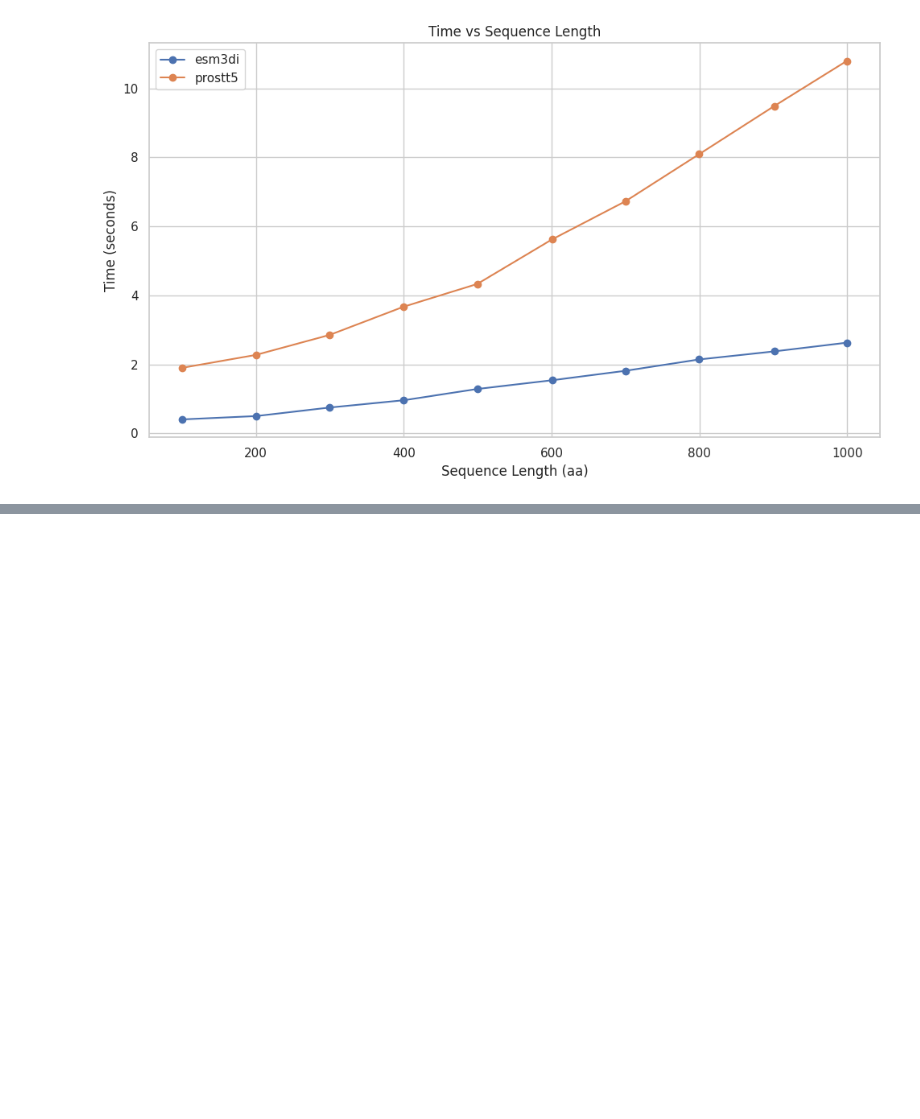
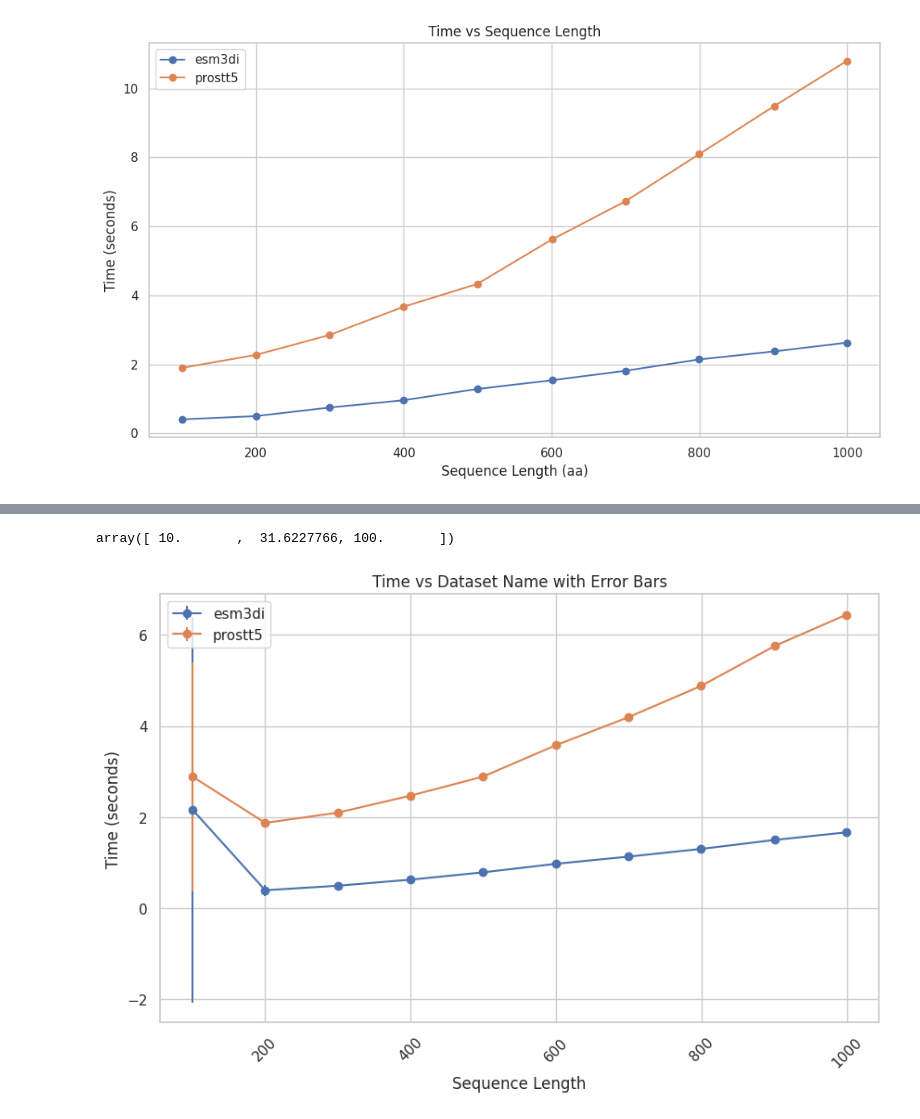
Before and after one commit to DessimozLab/ESM3di, a Jupyter notebook: brief_communication/benchmarks/speed/plot_results.ipynb, the cells around one changed output, grey strips where cells are left out. Saved outputs shown, nothing was run; the diff lists cells and outputs as text; code cells hidden in the pictures; blank space fills up the shorter version.

```diff
--- a/brief_communication/benchmarks/speed/plot_results.ipynb
+++ b/brief_communication/benchmarks/speed/plot_results.ipynb
@@ -44,5 +88,5 @@ for each length we use n=32 seqeunces
 # %%
-seq_length_df = pd.read_csv("results/length_bins_results.csv")
+seq_length_df = pd.read_csv("results/length_bins_results_old.csv")
 
 seq_length_df['average_length'] = seq_length_df['total_residues'] / seq_length_df['num_sequences']
 seq_length_df
@@ -78,3 +122,8 @@ plt.tight_layout()
 plt.show()
 # %% [output]
 [figure]
+# %%
+seq_length_repeat_df = pd.read_csv("results/final_length_bins")
+
+seq_length_repeat_df['average_length'] = seq_length_repeat_df['total_residues'] / seq_length_repeat_df['num_sequences']
+seq_length_repeat_df.head(10)
@@ -80,0 +142,27 @@ plt.show()
+# %%
+import numpy as np
+np.logspace(1, 2, 3)
+# %% [output]
+array([ 10.       ,  31.6227766, 100.       ])
+# %%
+# group by dataset name and model name and make plot with average wall time with error bars for standard deviation
+plt.figure(figsize=(10, 6))
+sns.set(style="whitegrid")
+for model in ["esm3di", "prostt5"]:
+    length_df = seq_length_repeat_df[seq_length_repeat_df["model_name"] == model]
+    grouped_df = length_df.groupby("dataset_name").agg({"wall_time_seconds": ["mean", "std"],
+                                                        "average_length": ["mean"]}).reset_index()
+    grouped_df.columns = ["dataset_name", "mean_time", "std_time", "seq_length"]
+
+    # sort by mean time
+    grouped_df = grouped_df.sort_values("seq_length")
+
+    plt.errorbar(grouped_df["seq_length"], grouped_df["mean_time"], yerr=grouped_df["std_time"], marker="o", label=model)
+plt.xlabel("Sequence Length")
+plt.ylabel("Time (seconds)")
+plt.title("Time vs Dataset Name with Error Bars")
+plt.legend()
+plt.xticks(rotation=45)
+plt.show()
+# %% [output]
+[figure, added]
```
Also changed, not shown: parts of 13 cells of this notebook, 13 other files.
